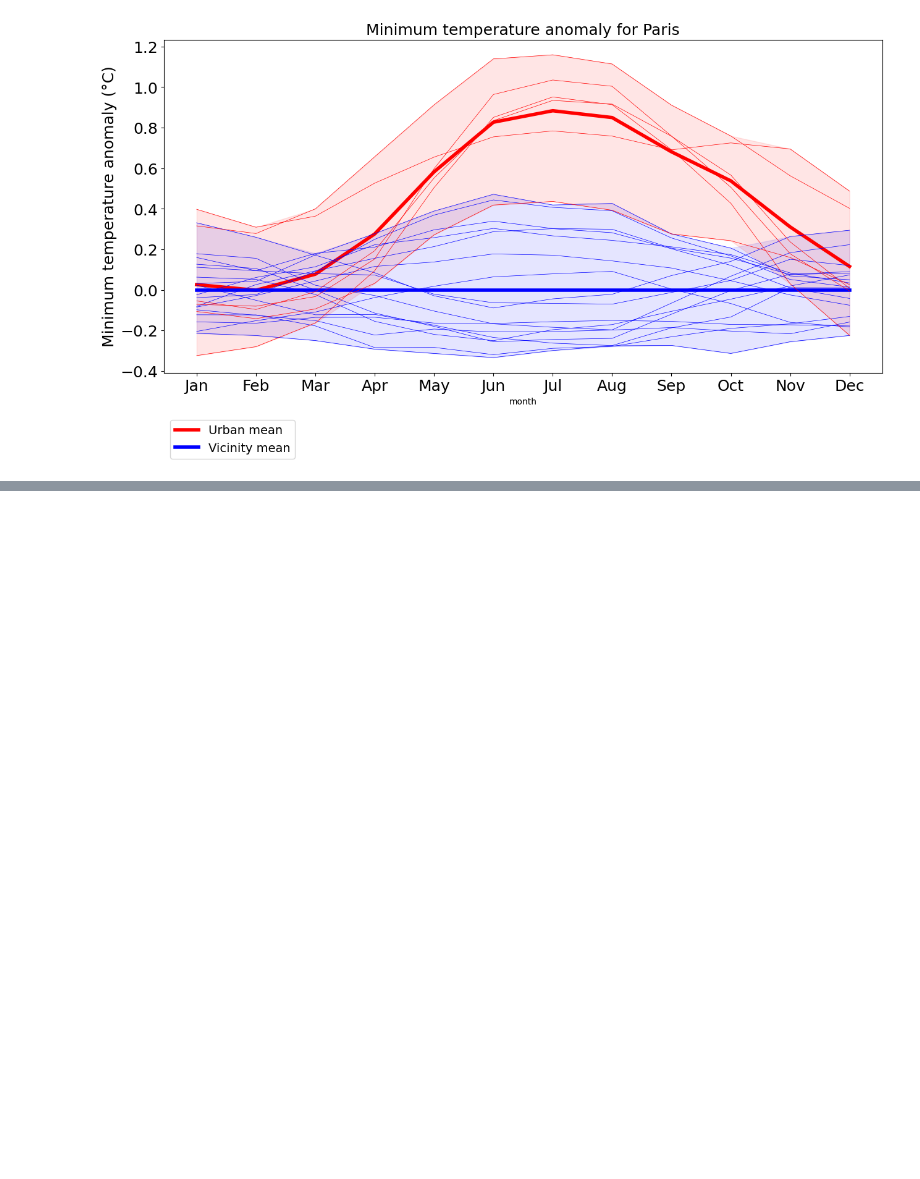
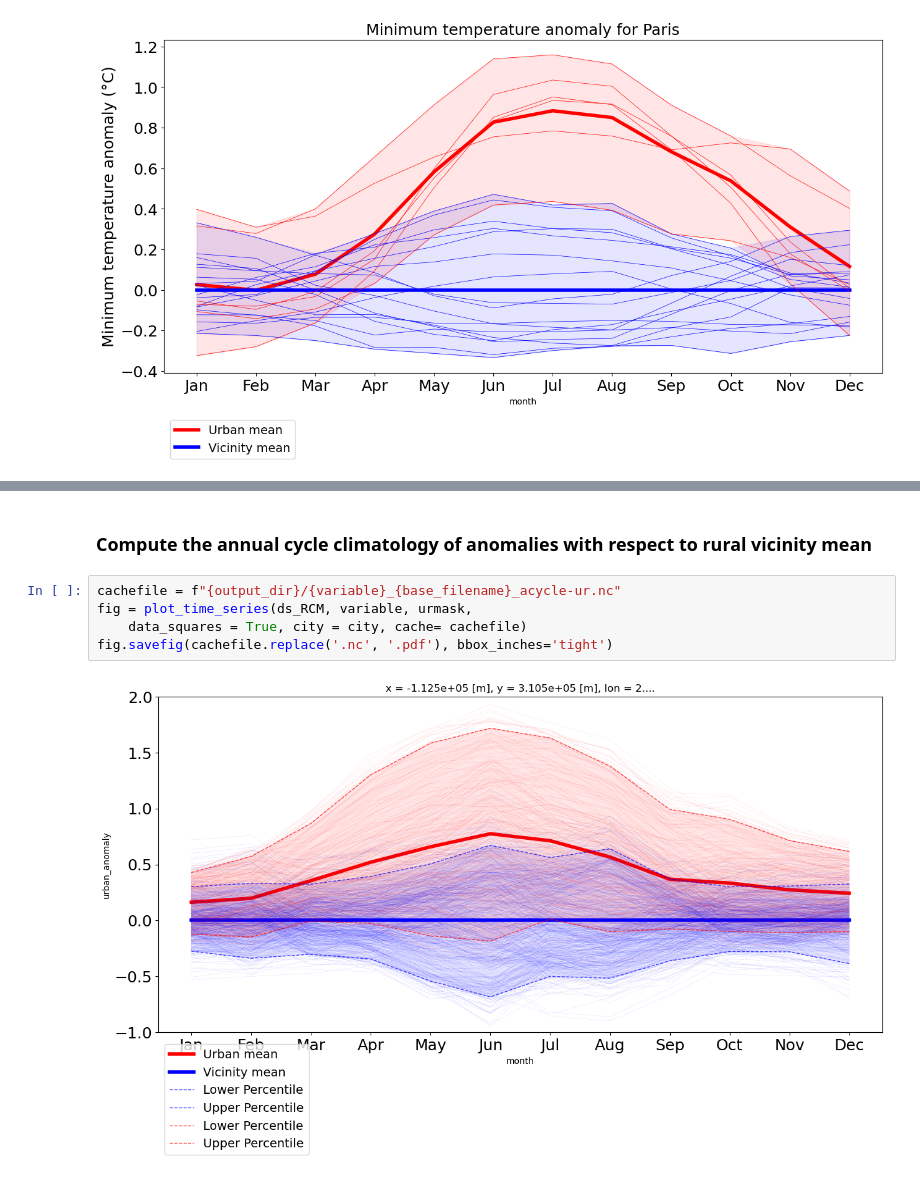
Before and after one commit to JavierDiezSierra/urbanmask, a Jupyter notebook: urban_area_selection.ipynb, the cells around one changed output, grey strips where cells are left out. Saved outputs shown, nothing was run; the diff lists cells and outputs as text; blank space fills up the shorter version.

```diff
--- a/urban_area_selection.ipynb
+++ b/urban_area_selection.ipynb
@@ -617,0 +770,9 @@ fig.savefig(cachefile.replace('.nc', '.pdf'), bbox_inches='tight')
+# %% [markdown]
+### Compute the annual cycle climatology of anomalies with respect to rural vicinity mean
+# %%
+cachefile = f"{output_dir}/{variable}_{base_filename}_acycle-ur.nc"
+fig = plot_time_series(ds_RCM, variable, urmask,
+    data_squares = True, city = city, cache= cachefile)
+fig.savefig(cachefile.replace('.nc', '.pdf'), bbox_inches='tight')
+# %% [output]
+[figure, added]
```
Also changed, not shown: parts of 35 cells of this notebook, 1 other file.
